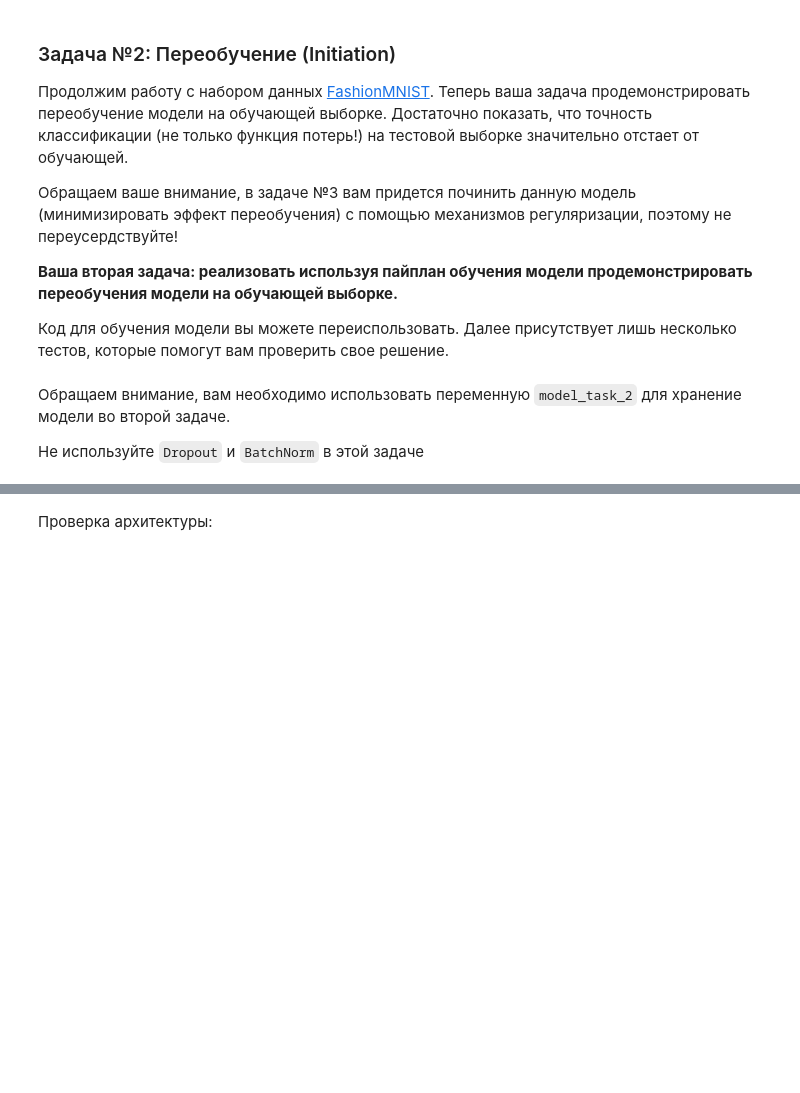
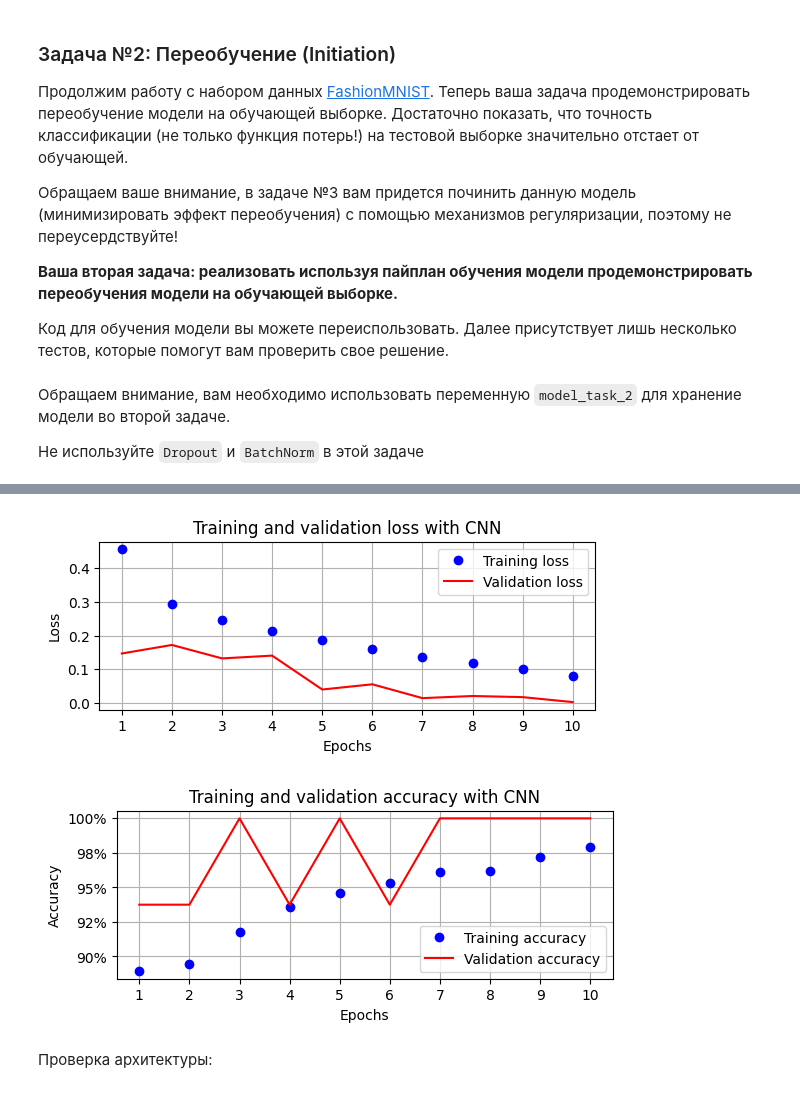
Before and after one commit to mishanko/ml-course, a Jupyter notebook: homeworks/hw04_overfitting/hw_fmnist_overfitting.ipynb, the cells around one changed output, grey strips where cells are left out. Drawn from its saved outputs; the diff is of its cells as text; code cells hidden in the pictures; blank space fills up the shorter version.

```diff
--- a/homeworks/hw04_overfitting/hw_fmnist_overfitting.ipynb
+++ b/homeworks/hw04_overfitting/hw_fmnist_overfitting.ipynb
@@ -421,0 +467,6 @@ model_task_2 = model_task_1
+# %%
+# your code here
+LR = 1e-3
+print(LR)
+optim = torch.optim.Adam(model_task_2.parameters(), lr=LR)
+loss_fn = nn.CrossEntropyLoss()
@@ -422,3 +516,33 @@ model_task_2 = model_task_1
+# %%
+epochs = np.arange(N_EPOCH)+1
+import matplotlib.pyplot as plt
+import matplotlib.ticker as mticker
+%matplotlib inline
+plt.subplot(211)
+plt.plot(epochs, train_losses, 'bo', label='Training loss')
+plt.plot(epochs, val_losses, 'r', label='Validation loss')
+plt.gca().xaxis.set_major_locator(mticker.MultipleLocator(1))
+plt.title('Training and validation loss with CNN')
+plt.xlabel('Epochs')
+plt.ylabel('Loss')
+plt.legend()
+plt.grid('off')
+plt.show()
+plt.subplot(212)
+plt.plot(epochs, train_accuracy, 'bo', label='Training accuracy')
+plt.plot(epochs, val_accuracy, 'r', label='Validation accuracy')
+plt.gca().xaxis.set_major_locator(mticker.MultipleLocator(1))
+plt.title('Training and validation accuracy with CNN')
+plt.xlabel('Epochs')
+plt.ylabel('Accuracy')
+#plt.ylim(0.8,1)
+plt.gca().set_yticklabels(['{:.0f}%'.format(x*100) for x in plt.gca().get_yticks()])
+plt.legend()
+plt.grid('off')
+plt.show()
+# %% [output]
+[figure, added]
+[figure, added]
 # %% [markdown]
 Проверка архитектуры:
 # %%
```
Also changed, not shown: parts of 33 cells of this notebook, 3 other files.
